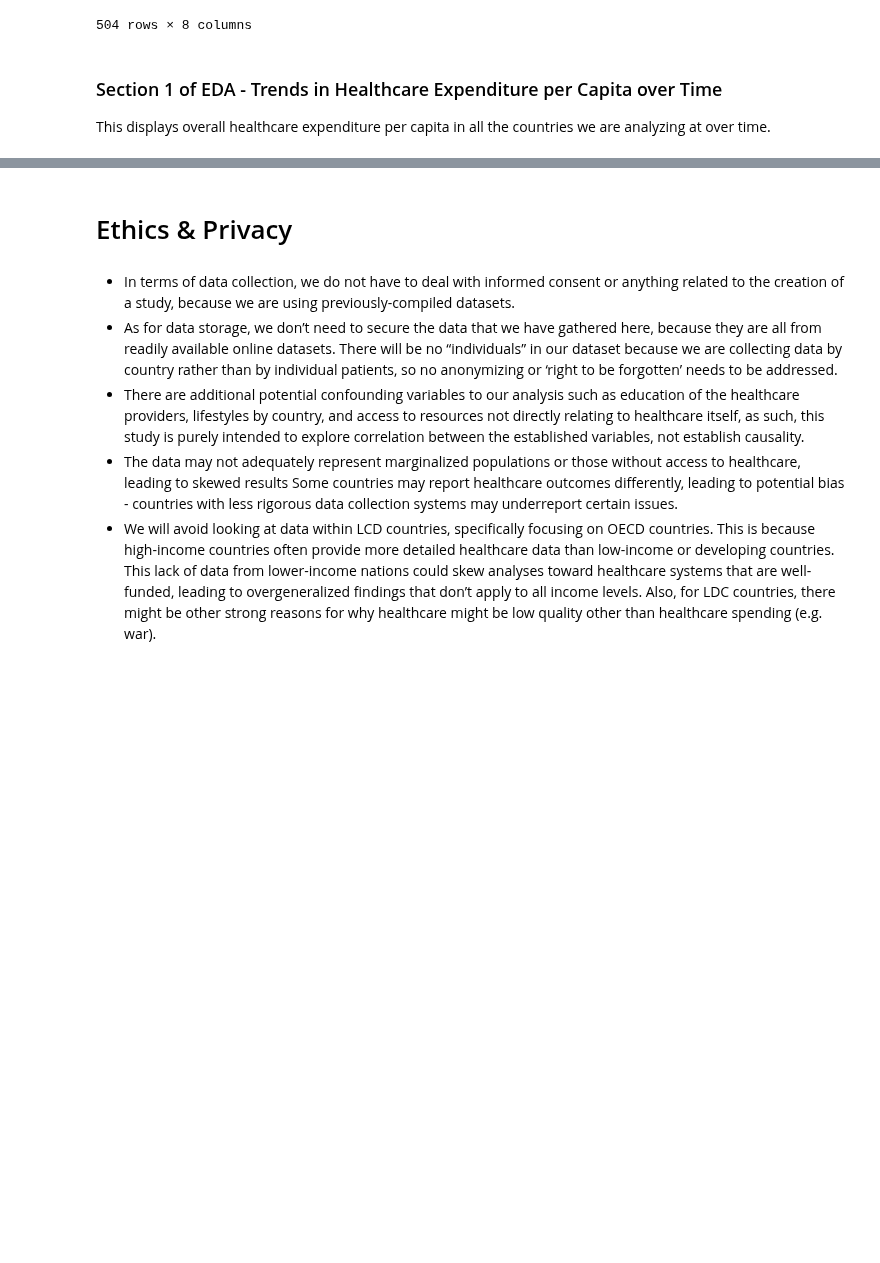
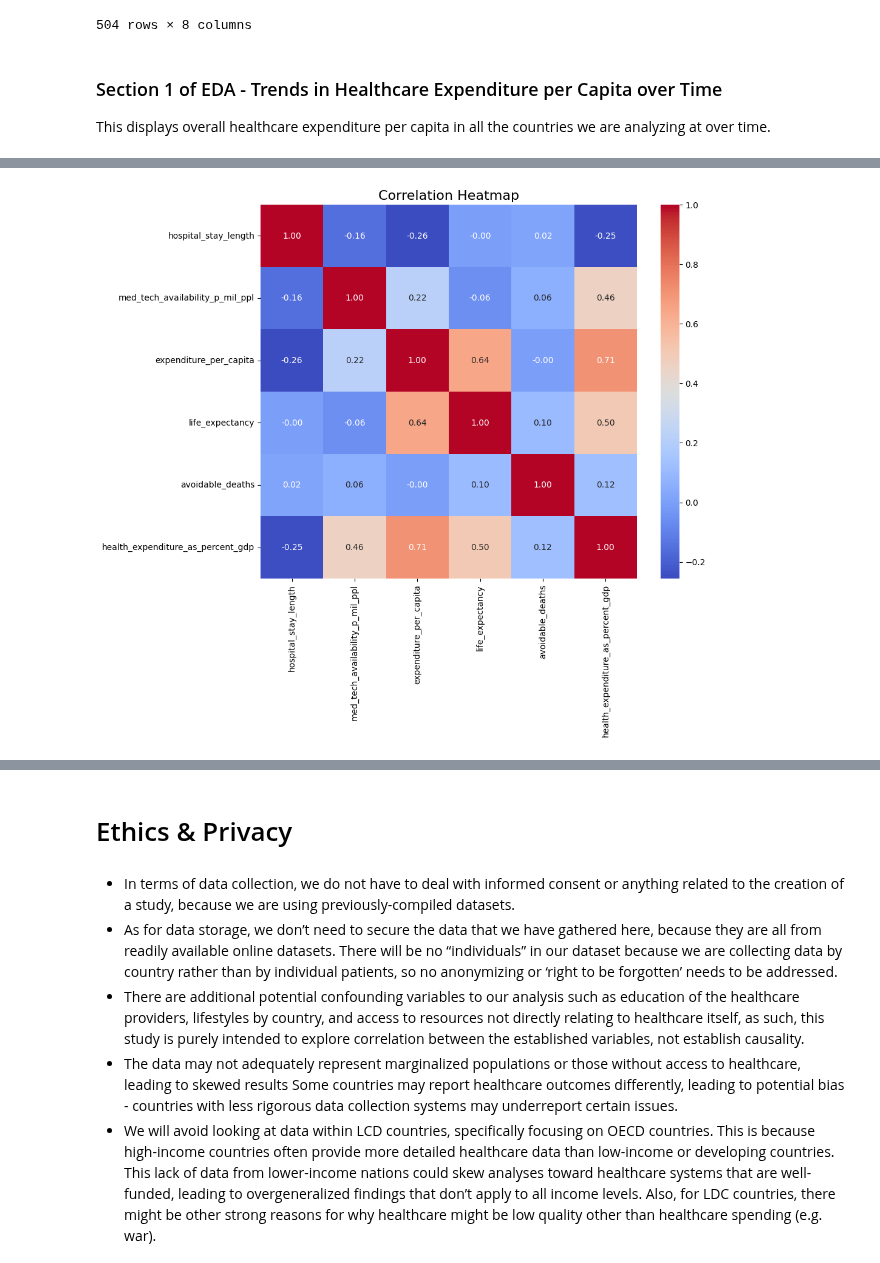
Before and after one commit to AishaWolff/data_science_research_project, a Jupyter notebook: EDACheckpoint_Group063-FA24.ipynb, the cells around one changed output, grey strips where cells are left out. Drawn from its saved outputs; the diff is of its cells as text; code cells hidden in the pictures; blank space fills up the shorter version.

```diff
--- a/EDACheckpoint_Group063-FA24.ipynb
+++ b/EDACheckpoint_Group063-FA24.ipynb
@@ -549,0 +572,16 @@ Some more words and stuff.  Remember notebooks work best if you interleave the c
+# %%
+# correlation heat map for all variables
+def heat_map_all_var():
+    df = pd.read_csv("cleaned_datasets/main_df.csv")
+    plt.figure(figsize=(10, 8))
+    correlation_matrix = df[['hospital_stay_length', 'med_tech_availability_p_mil_ppl',
+                                    'expenditure_per_capita', 'life_expectancy',
+                                    'avoidable_deaths', 'health_expenditure_as_percent_gdp']].corr()
+
+    sns.heatmap(correlation_matrix, annot=True, cmap='coolwarm', fmt=".2f")
+    plt.title('Correlation Heatmap', fontsize=16)
+    plt.show()
+
+heat_map_all_var()
+# %% [output]
+[figure, added]
```
Also changed, not shown: parts of 7 cells of this notebook, 1 other file.
